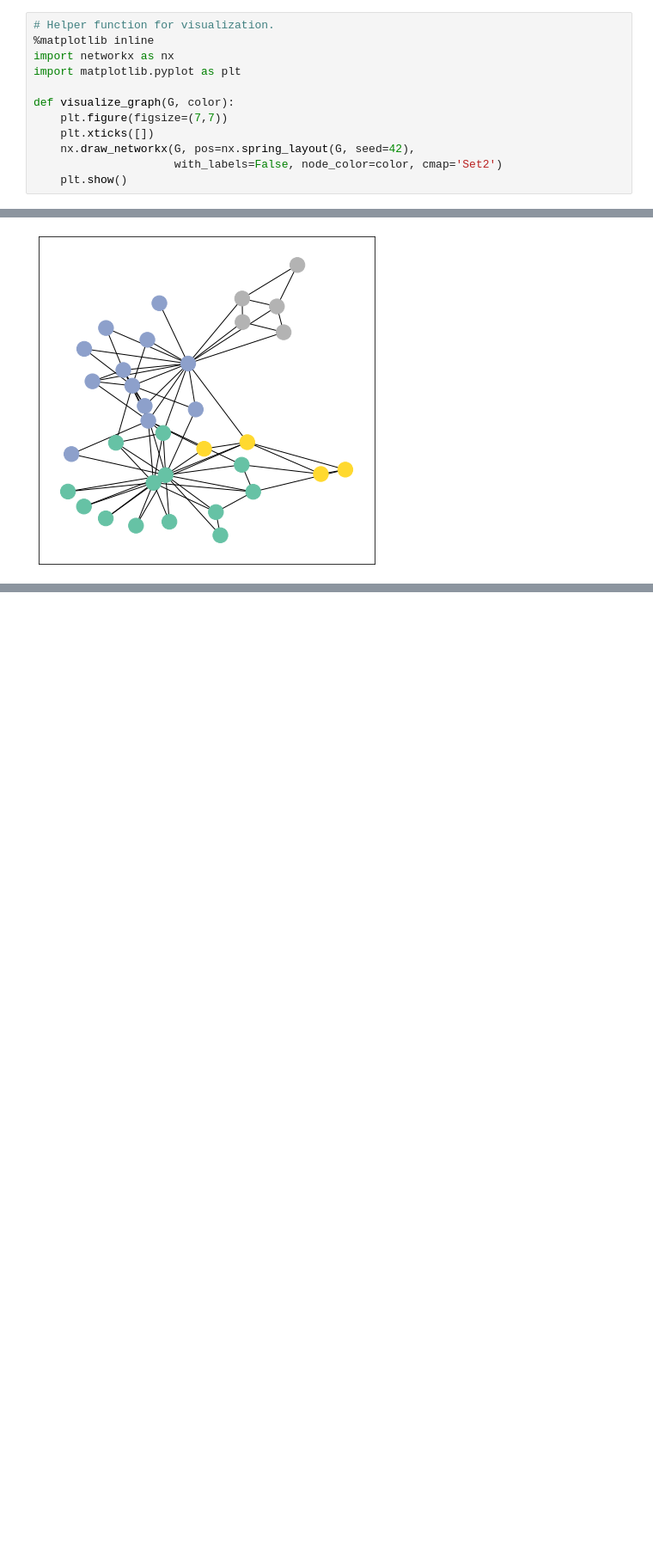
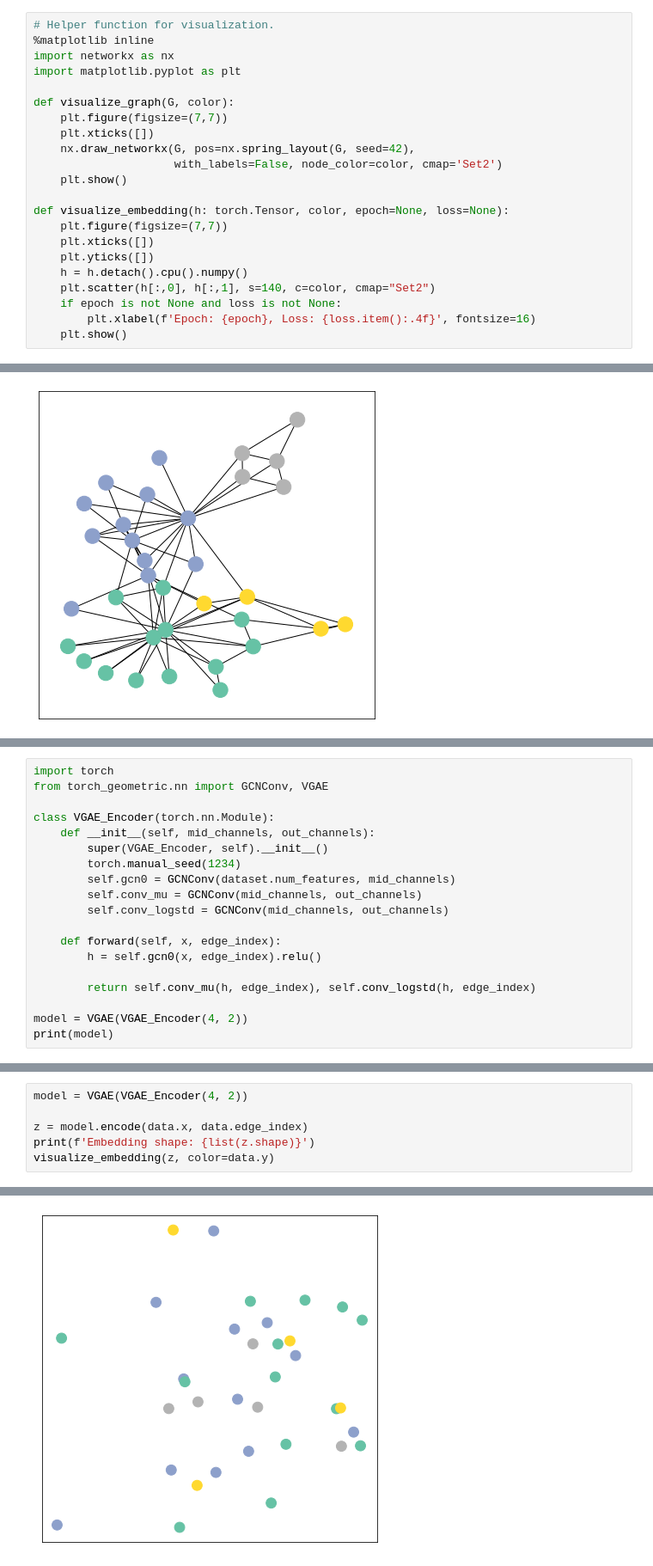
Before and after one commit to toami-ryo/GNN, a Jupyter notebook: VGAE.ipynb, the cells around one changed output, grey strips where cells are left out. Shown at 86% size. Saved outputs shown, nothing was run; the diff lists cells and outputs as text; blank space fills up the shorter version.

Commit message:
'make 1 model'

```diff
--- a/VGAE.ipynb
+++ b/VGAE.ipynb
@@ -24,3 +28,13 @@ def visualize_graph(G, color):
     nx.draw_networkx(G, pos=nx.spring_layout(G, seed=42),
                      with_labels=False, node_color=color, cmap='Set2')
     plt.show()
+
+def visualize_embedding(h: torch.Tensor, color, epoch=None, loss=None):
+    plt.figure(figsize=(7,7))
+    plt.xticks([])
+    plt.yticks([])
+    h = h.detach().cpu().numpy()
+    plt.scatter(h[:,0], h[:,1], s=140, c=color, cmap="Set2")
+    if epoch is not None and loss is not None:
+        plt.xlabel(f'Epoch: {epoch}, Loss: {loss.item():.4f}', fontsize=16)
+    plt.show()
@@ -74,0 +93,19 @@ visualize_graph(G, color=data.y)
+# %%
+import torch
+from torch_geometric.nn import GCNConv, VGAE
+
+class VGAE_Encoder(torch.nn.Module):
+    def __init__(self, mid_channels, out_channels):
+        super(VGAE_Encoder, self).__init__()
+        torch.manual_seed(1234)
+        self.gcn0 = GCNConv(dataset.num_features, mid_channels)
+        self.conv_mu = GCNConv(mid_channels, out_channels)
+        self.conv_logstd = GCNConv(mid_channels, out_channels)
+
+    def forward(self, x, edge_index):
+        h = self.gcn0(x, edge_index).relu()
+
+        return self.conv_mu(h, edge_index), self.conv_logstd(h, edge_index)
+
+model = VGAE(VGAE_Encoder(4, 2))
+print(model)
@@ -74,0 +123,7 @@ visualize_graph(G, color=data.y)
+# %%
+model = VGAE(VGAE_Encoder(4, 2))
+
+z = model.encode(data.x, data.edge_index)
+print(f'Embedding shape: {list(z.shape)}')
+visualize_embedding(z, color=data.y)
+# %% [output]
@@ -74,0 +131 @@ visualize_graph(G, color=data.y)
+[figure, added]
```
Also changed, not shown: parts of 14 cells of this notebook.
